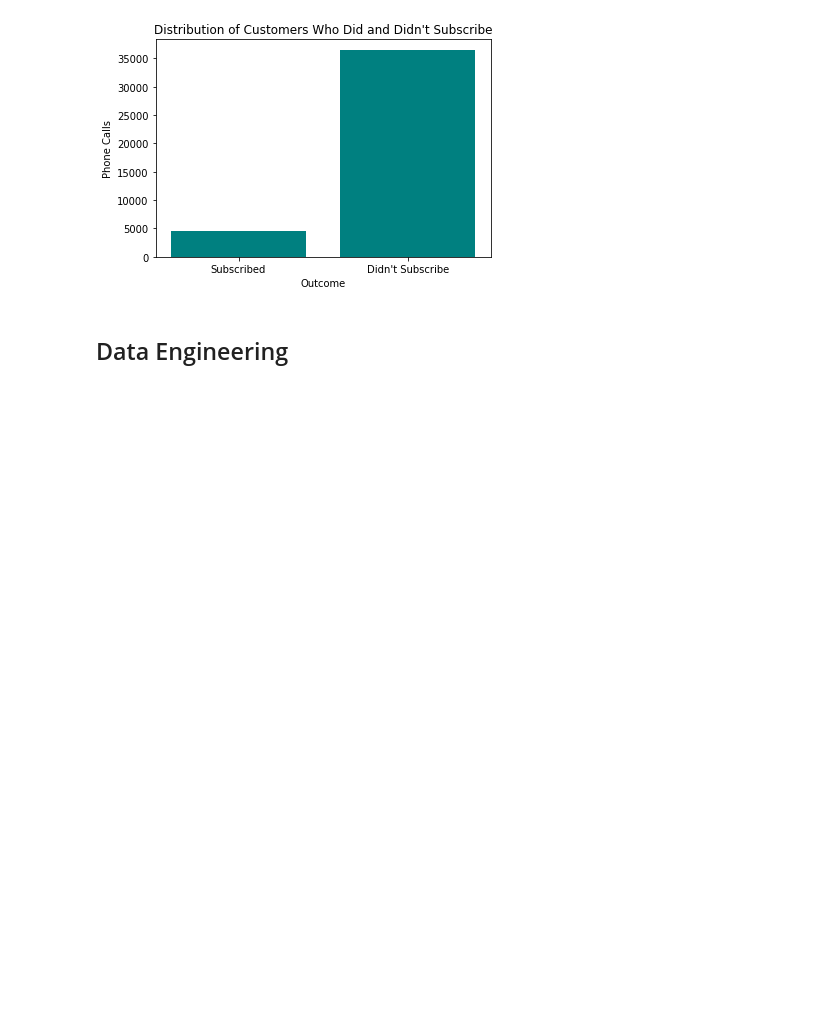
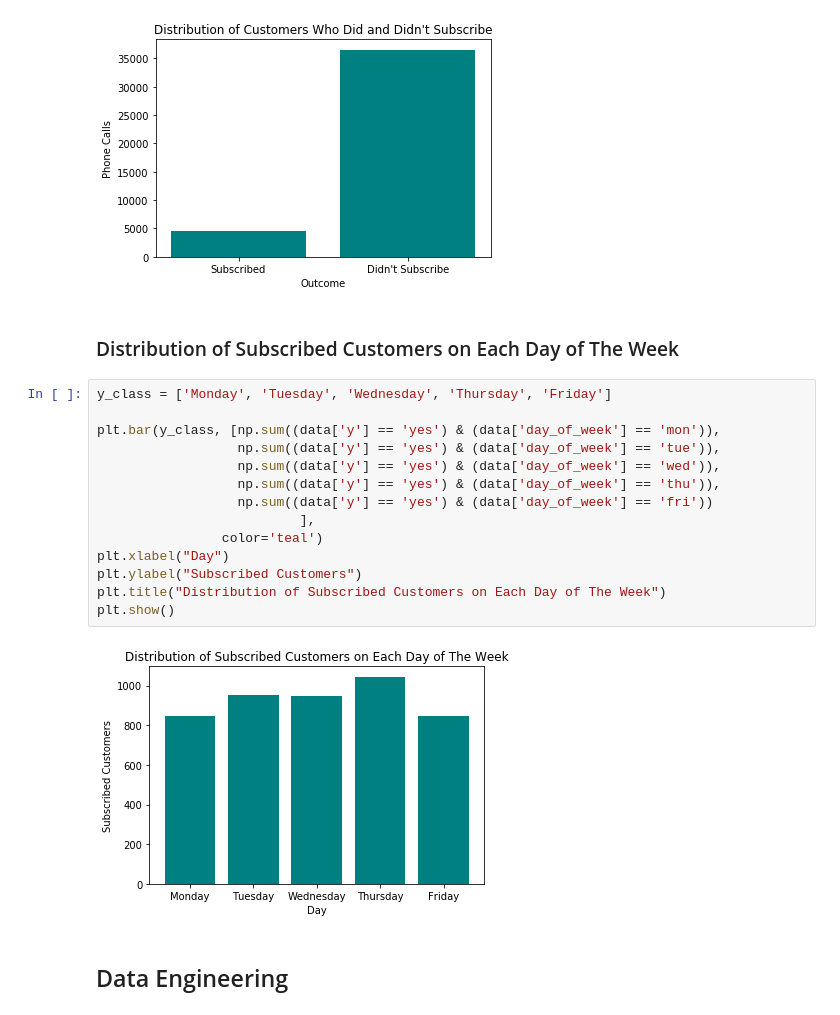
Before and after one commit to kevinbooth/comp740, a Jupyter notebook: project1/bank-marketing.ipynb, the cells around one changed output. Cells and saved outputs as stored; diff of their text form; blank space fills up the shorter version.

Commit message:
Add another chart to provide insights

```diff
--- a/project1/bank-marketing.ipynb
+++ b/project1/bank-marketing.ipynb
@@ -67,6 +69,24 @@ plt.title("Distribution of Customers Who Did and Didn't Subscribe")
 plt.show()
 # %% [output]
 [figure]
+# %% [markdown]
+### Distribution of Subscribed Customers on Each Day of The Week
+# %%
+y_class = ['Monday', 'Tuesday', 'Wednesday', 'Thursday', 'Friday']
+
+plt.bar(y_class, [np.sum((data['y'] == 'yes') & (data['day_of_week'] == 'mon')),
+                  np.sum((data['y'] == 'yes') & (data['day_of_week'] == 'tue')),
+                  np.sum((data['y'] == 'yes') & (data['day_of_week'] == 'wed')),
+                  np.sum((data['y'] == 'yes') & (data['day_of_week'] == 'thu')),
+                  np.sum((data['y'] == 'yes') & (data['day_of_week'] == 'fri'))
+                          ],
+                color='teal')
+plt.xlabel("Day")
+plt.ylabel("Subscribed Customers")
+plt.title("Distribution of Subscribed Customers on Each Day of The Week")
+plt.show()
+# %% [output]
+[figure, added]
 # %% [markdown]
 ## Data Engineering
 # %% [markdown]
```
Also changed, not shown: parts of 2 cells of this notebook, 1 other file.
